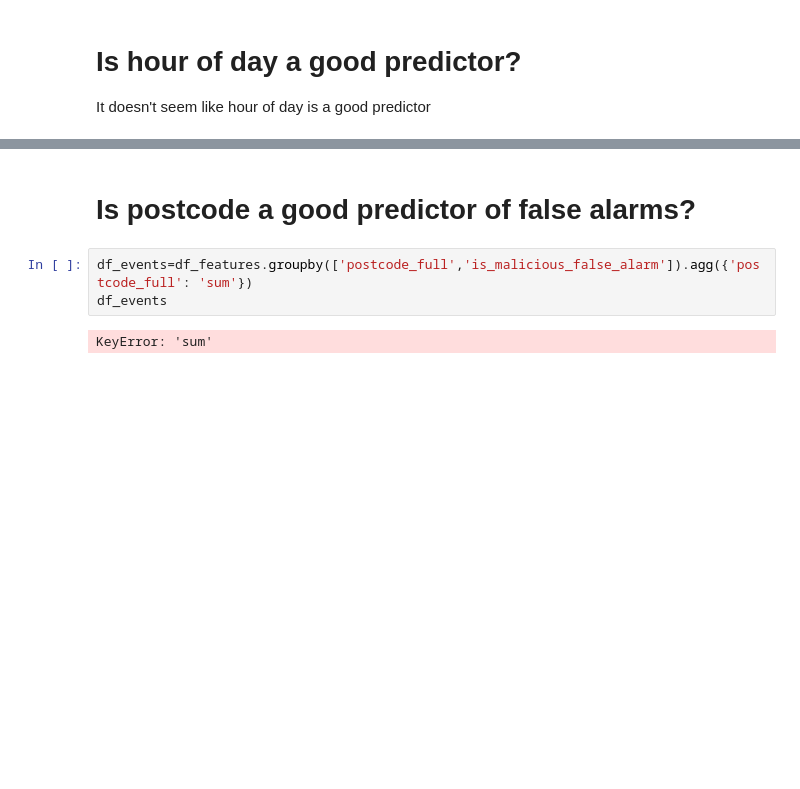
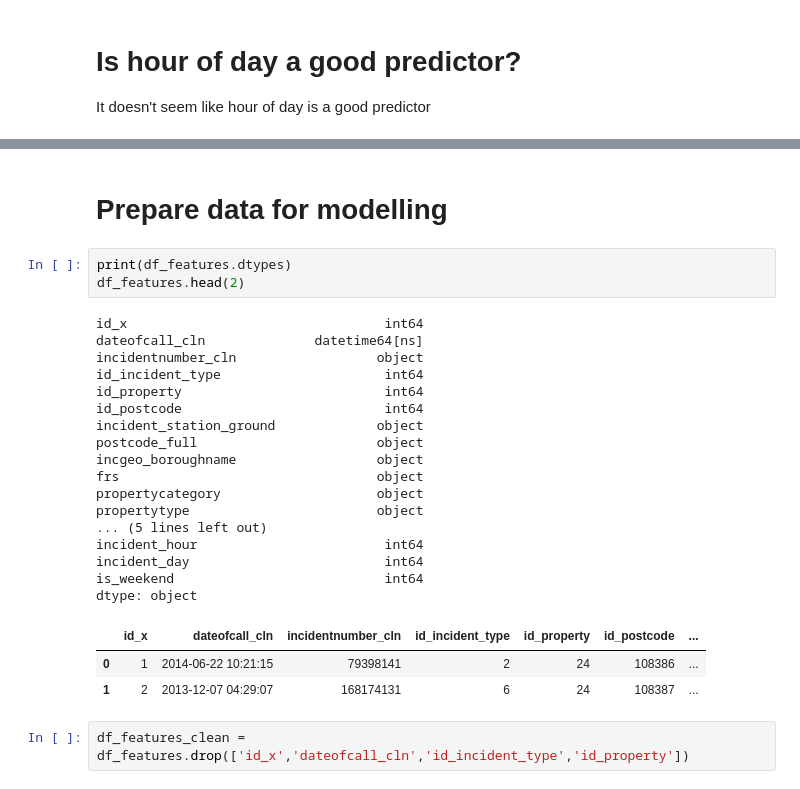
Before and after one commit to GuerrillaAnalytics/proj001_lfb, a Jupyter notebook: wp/wp_005_false_alarm_analysis/01/wp_005_false_alarm_analysis.ipynb, the cells around one changed output, grey strips where cells are left out. Drawn from its saved outputs; the diff is of its cells as text; blank space fills up the shorter version.

Commit message:
beginning modelling

```diff
--- a/wp/wp_005_false_alarm_analysis/01/wp_005_false_alarm_analysis.ipynb
+++ b/wp/wp_005_false_alarm_analysis/01/wp_005_false_alarm_analysis.ipynb
@@ -310,7 +310,28 @@ Name: incident_hour, dtype: int64
-# %% [markdown]
-# Is postcode a good predictor of false alarms?
-# %%
-df_events=df_features.groupby(['postcode_full','is_malicious_false_alarm']).agg({'postcode_full': 'sum'})
-df_events
-# %% [output]
-KeyError: 'sum'
+# %% [markdown]
+# Prepare data for modelling
+# %%
+print(df_features.dtypes)
+df_features.head(2)
+# %% [output]
+id_x                                 int64
+dateofcall_cln              datetime64[ns]
+incidentnumber_cln                  object
+id_incident_type                     int64
+id_property                          int64
+id_postcode                          int64
+incident_station_ground             object
+postcode_full                       object
+incgeo_boroughname                  object
+frs                                 object
+propertycategory                    object
+propertytype                        object
+... (5 lines left out)
+incident_hour                        int64
+incident_day                         int64
+is_weekend                           int64
+dtype: object
+|  | id_x | dateofcall_cln | incidentnumber_cln | id_incident_type | id_property | id_postcode | ... |
+| 0 | 1 | 2014-06-22 10:21:15 | 79398141 | 2 | 24 | 108386 | ... |
+| 1 | 2 | 2013-12-07 04:29:07 | 168174131 | 6 | 24 | 108387 | ... |
+# %%
+df_features_clean = df_features.drop(['id_x','dateofcall_cln','id_incident_type','id_property'])
```
Also changed, not shown: parts of 5 cells of this notebook.
